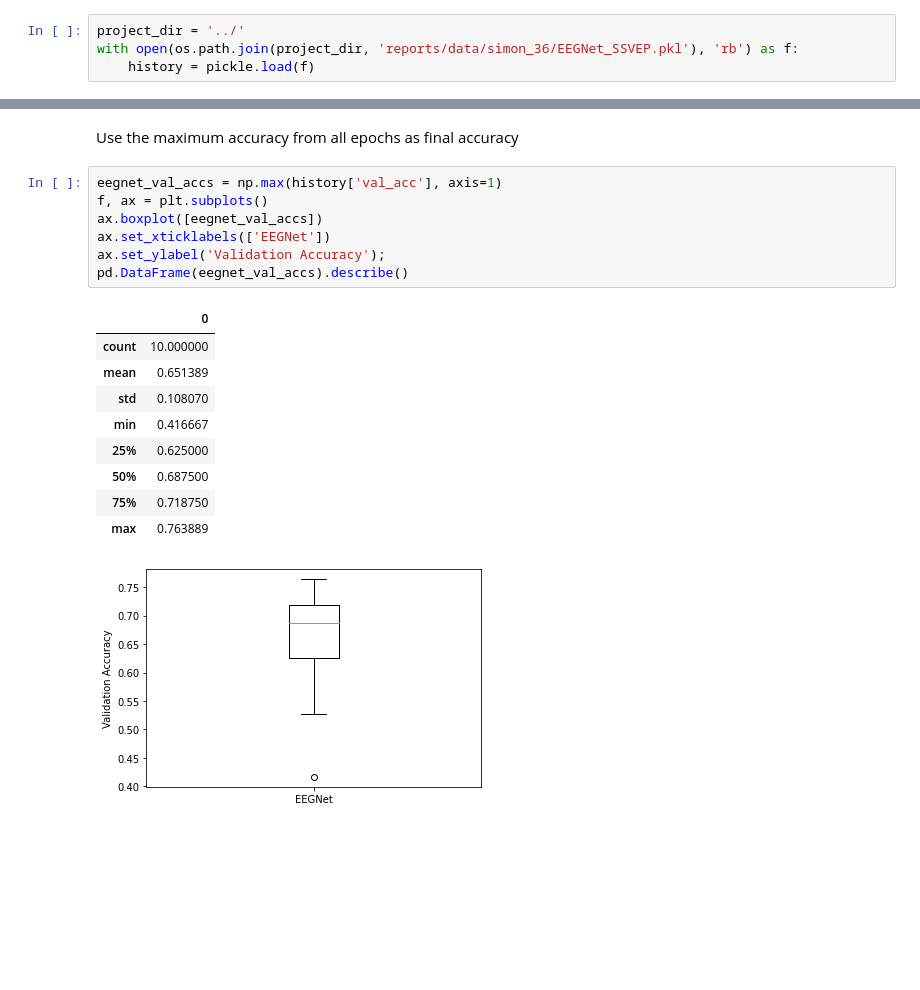
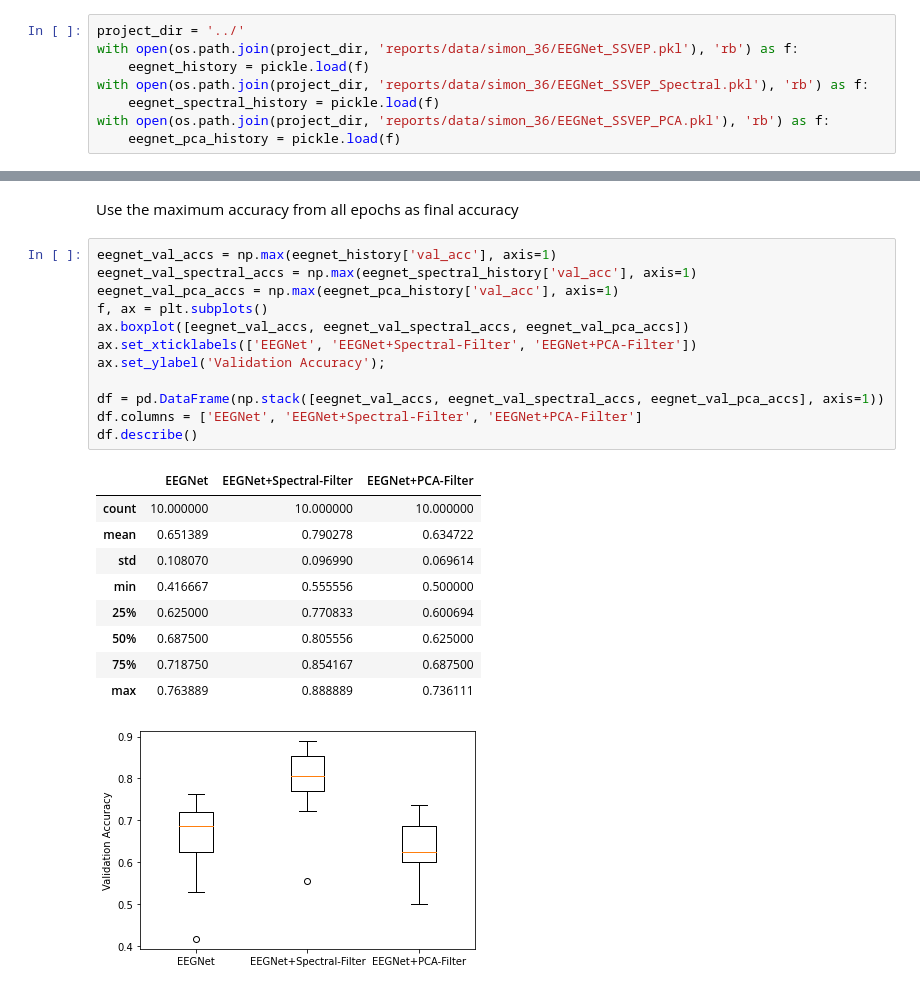
Before and after one commit to NeuroTech-UCSD/Oz-Speller, a Jupyter notebook: notebooks/visualize_performance.ipynb, the cells around one changed output, grey strips where cells are left out. Saved outputs shown, nothing was run; the diff lists cells and outputs as text; blank space fills up the shorter version.

Commit message:
Added PCA code and finished hps tuning for eegnet with spectral filter, pca filter

```diff
--- a/notebooks/visualize_performance.ipynb
+++ b/notebooks/visualize_performance.ipynb
@@ -9,5 +9,9 @@ import pandas as pd
 # %%
 project_dir = '../'
 with open(os.path.join(project_dir, 'reports/data/simon_36/EEGNet_SSVEP.pkl'), 'rb') as f:
-    history = pickle.load(f)
+    eegnet_history = pickle.load(f)
+with open(os.path.join(project_dir, 'reports/data/simon_36/EEGNet_SSVEP_Spectral.pkl'), 'rb') as f:
+    eegnet_spectral_history = pickle.load(f)
+with open(os.path.join(project_dir, 'reports/data/simon_36/EEGNet_SSVEP_PCA.pkl'), 'rb') as f:
+    eegnet_pca_history = pickle.load(f)
 # %%
@@ -46,20 +54,25 @@ plt.legend();
 # %% [markdown]
 Use the maximum accuracy from all epochs as final accuracy
 # %%
-eegnet_val_accs = np.max(history['val_acc'], axis=1)
+eegnet_val_accs = np.max(eegnet_history['val_acc'], axis=1)
+eegnet_val_spectral_accs = np.max(eegnet_spectral_history['val_acc'], axis=1)
+eegnet_val_pca_accs = np.max(eegnet_pca_history['val_acc'], axis=1)
 f, ax = plt.subplots()
-ax.boxplot([eegnet_val_accs])
-ax.set_xticklabels(['EEGNet'])
+ax.boxplot([eegnet_val_accs, eegnet_val_spectral_accs, eegnet_val_pca_accs])
+ax.set_xticklabels(['EEGNet', 'EEGNet+Spectral-Filter', 'EEGNet+PCA-Filter'])
 ax.set_ylabel('Validation Accuracy');
-pd.DataFrame(eegnet_val_accs).describe()
+
+df = pd.DataFrame(np.stack([eegnet_val_accs, eegnet_val_spectral_accs, eegnet_val_pca_accs], axis=1))
+df.columns = ['EEGNet', 'EEGNet+Spectral-Filter', 'EEGNet+PCA-Filter']
+df.describe()
 # %% [output]
-|  | 0 |
-| count | 10.000000 |
-| mean | 0.651389 |
-| std | 0.108070 |
-| min | 0.416667 |
-| 25% | 0.625000 |
-| 50% | 0.687500 |
-| 75% | 0.718750 |
-| max | 0.763889 |
+|  | EEGNet | EEGNet+Spectral-Filter | EEGNet+PCA-Filter |
+| count | 10.000000 | 10.000000 | 10.000000 |
+| mean | 0.651389 | 0.790278 | 0.634722 |
+| std | 0.108070 | 0.096990 | 0.069614 |
+| min | 0.416667 | 0.555556 | 0.500000 |
+| 25% | 0.625000 | 0.770833 | 0.600694 |
+| 50% | 0.687500 | 0.805556 | 0.625000 |
+| 75% | 0.718750 | 0.854167 | 0.687500 |
+| max | 0.763889 | 0.888889 | 0.736111 |
-[figure, old version]
+[figure, new version]
```
Also changed, not shown: parts of 2 cells of this notebook, 12 other files.
